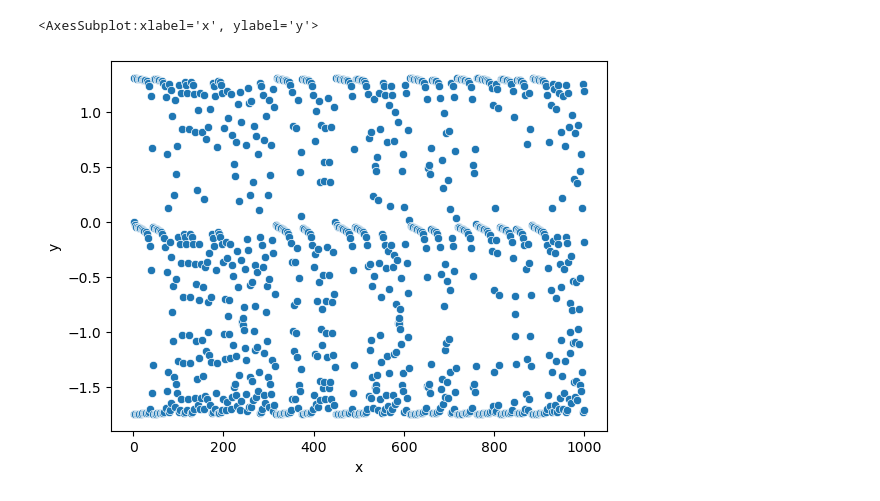
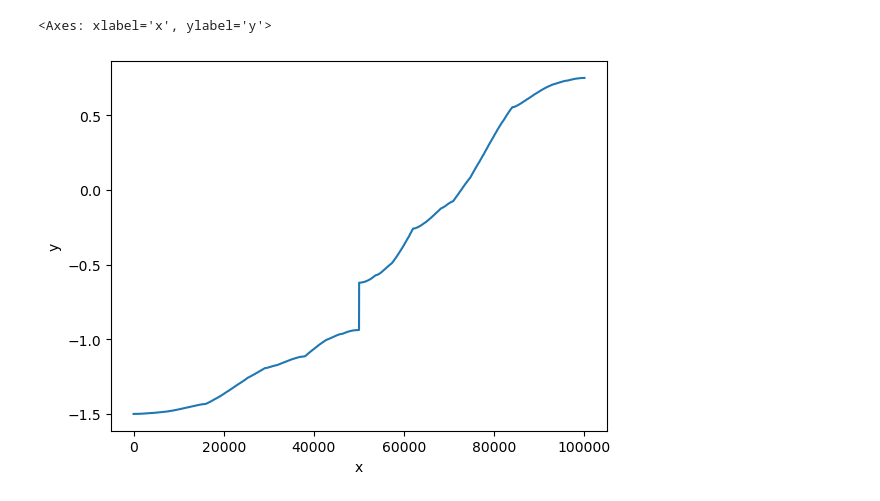
Before and after one commit to Threelivestoken/DataScience2, a Jupyter notebook: Predict/New folder/Neural Network.ipynb, the cells around one changed output. Saved outputs shown, nothing was run; the diff lists cells and outputs as text; code cells hidden in the pictures.

```diff
--- a/Predict/New folder/Neural Network.ipynb
+++ b/Predict/New folder/Neural Network.ipynb
@@ -87,16 +79,19 @@ df1 = pd.DataFrame(data1)
 sns.scatterplot(data=df1,x="x",y="y")
 # %%
 #----------------
-y=[0.0]
-c=1.749
-r=1000
-temp=0
+z=[0.0]
+c=1.5#z is crazy at 1.5436890126920764
+r=100000
+temp=0.0
 for taco in range(r-1):
     temp=temp**2-c
-    y.append(temp)
-frame = pd.DataFrame({"x":range(1,r+1), "y": y})
+    z.append(temp)
+y=sorted(z)
+frame = pd.DataFrame({"x":range(0,r), "y": y})
 
-sns.scatterplot(data=frame,x="x",y="y")
+sns.lineplot(data=frame,x="x",y="y")
+#sns.histplot(data=frame,x="x",y="y", bins=1000)
+#sns.histplot(data=frame,x="x",y="y", bins=100)
 # %% [output]
-<AxesSubplot:xlabel='x', ylabel='y'>
+<Axes: xlabel='x', ylabel='y'>
-[figure, old version]
+[figure, new version]
```
Also changed, not shown: parts of 6 cells of this notebook.
